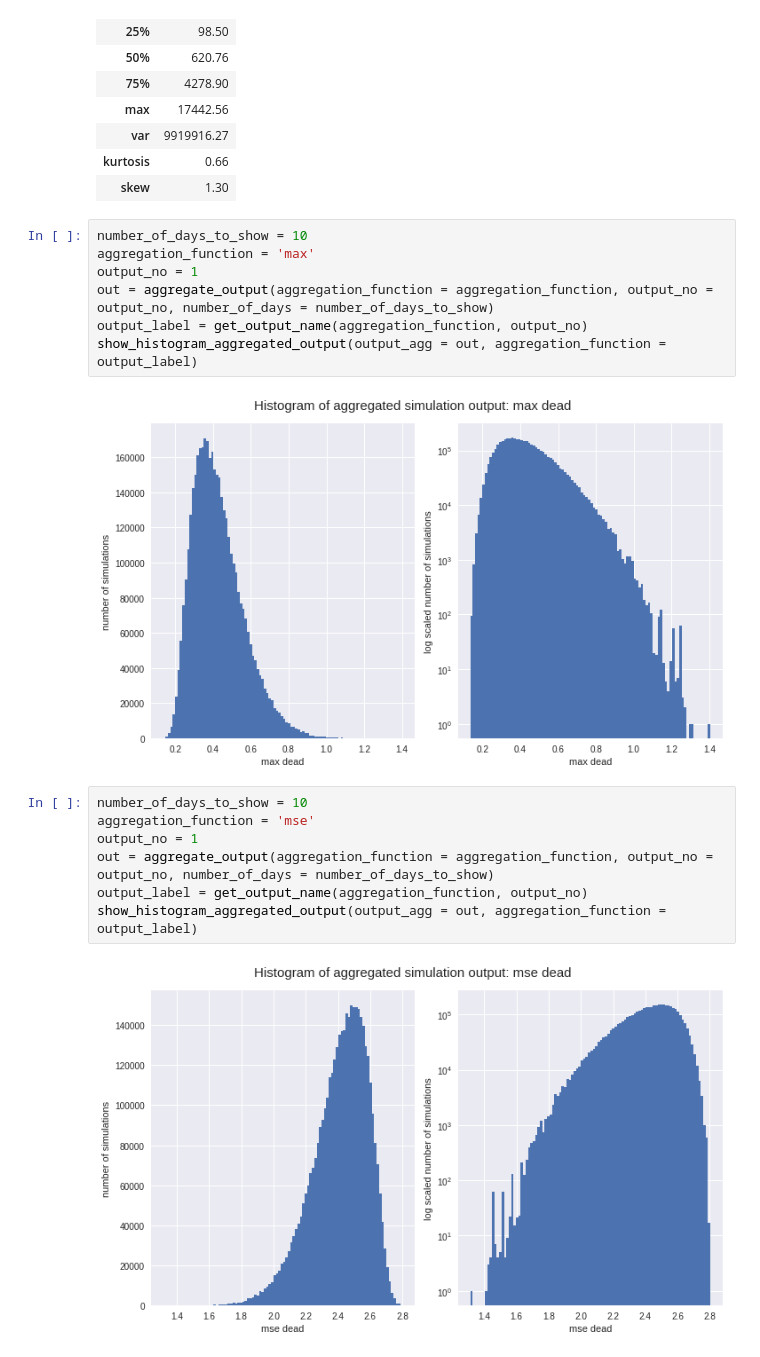
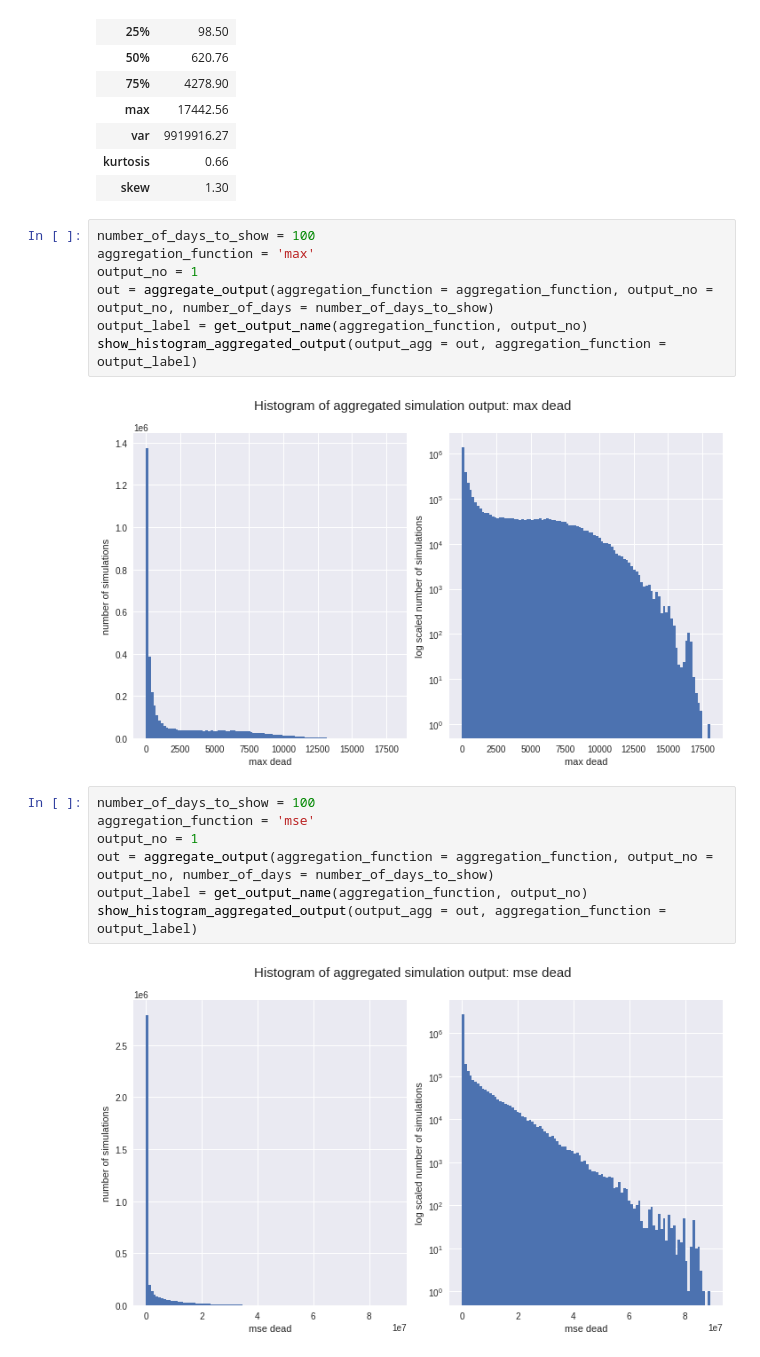
Before and after one commit to lelange/sensitivity_analysis, a Jupyter notebook: pycode/sensitivity_analysis/Uncertainty_Quantification.ipynb, the cells around one changed output. Drawn from its saved outputs; the diff is of its cells as text.

```diff
--- a/pycode/sensitivity_analysis/Uncertainty_Quantification.ipynb
+++ b/pycode/sensitivity_analysis/Uncertainty_Quantification.ipynb
@@ -373,20 +408,20 @@ df_max_dead_summary.style.format("{:.2f}")
 | kurtosis | 0.66 |
 | skew | 1.30 |
 # %%
-number_of_days_to_show = 10
+number_of_days_to_show = 100
 aggregation_function = 'max'
 output_no = 1
 out = aggregate_output(aggregation_function = aggregation_function, output_no = output_no, number_of_days = number_of_days_to_show)
 output_label = get_output_name(aggregation_function, output_no)
 show_histogram_aggregated_output(output_agg = out, aggregation_function = output_label)
 # %% [output]
-[figure, old version]
+[figure, new version]
 # %%
-number_of_days_to_show = 10
+number_of_days_to_show = 100
 aggregation_function = 'mse'
 output_no = 1
 out = aggregate_output(aggregation_function = aggregation_function, output_no = output_no, number_of_days = number_of_days_to_show)
 output_label = get_output_name(aggregation_function, output_no)
 show_histogram_aggregated_output(output_agg = out, aggregation_function = output_label)
 # %% [output]
-[figure, old version]
+[figure, new version]
```
Also changed, not shown: parts of 13 cells of this notebook, 3 other files.
